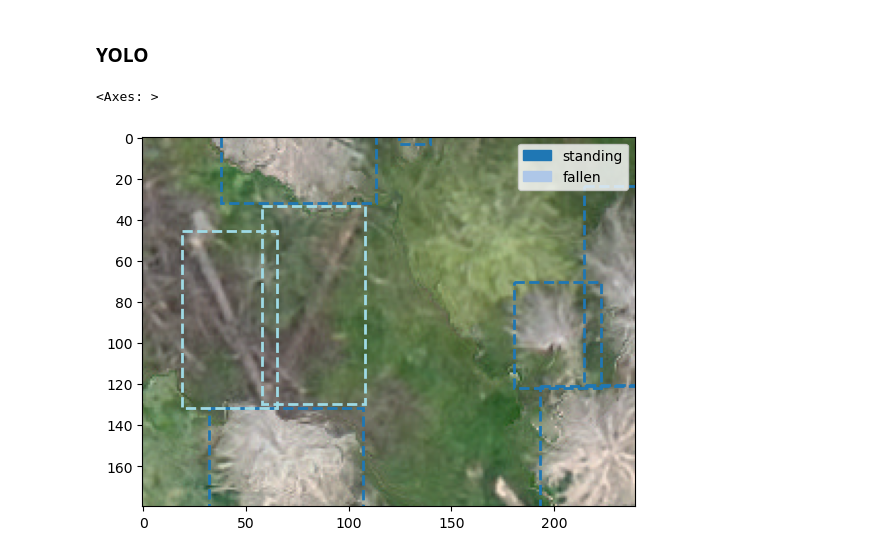
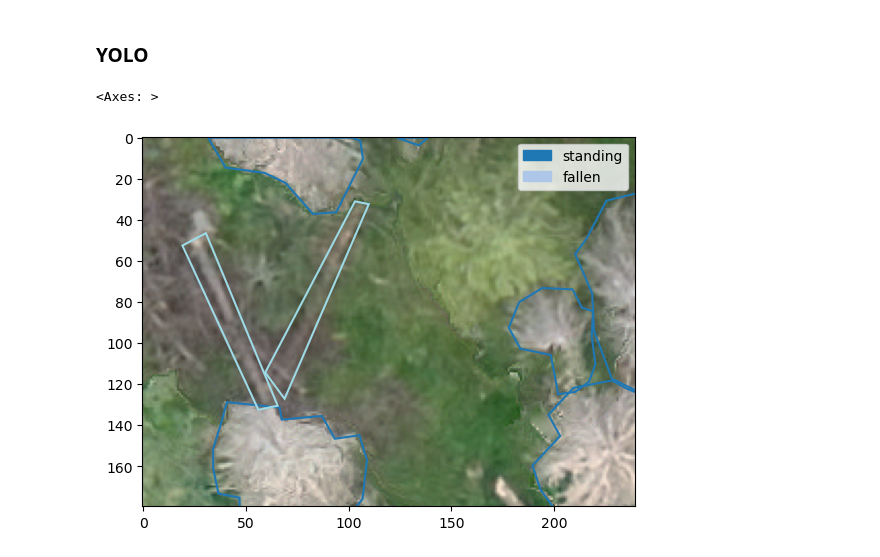
Before and after one commit to mayrajeo/geo2ml, a Jupyter notebook: nbs/31_plotting.ipynb, the cells around one changed output. Cells and saved outputs as stored; diff of their text form; code cells hidden in the pictures.

```diff
--- a/nbs/31_plotting.ipynb
+++ b/nbs/31_plotting.ipynb
@@ -134,8 +134,8 @@ def plot_yolo_instance(annotation_fname:Path, image_fname:Path, ax:plt.Axes,
 # %%
 fig, ax = plt.subplots(1,1)
 classes = ['standing', 'fallen']
-plot_yolo_instance(Path('example_data/tiles/labels/R0C3.txt'), Path('example_data/tiles/images/R0C3.tif'), ax, ann_type='box',
+plot_yolo_instance(Path('example_data/tiles/labels/R0C3.txt'), Path('example_data/tiles/images/R0C3.tif'), ax, ann_type='polygon',
                    classes=classes)
 # %% [output]
 <Axes: >
-[figure, old version]
+[figure, new version]
```
